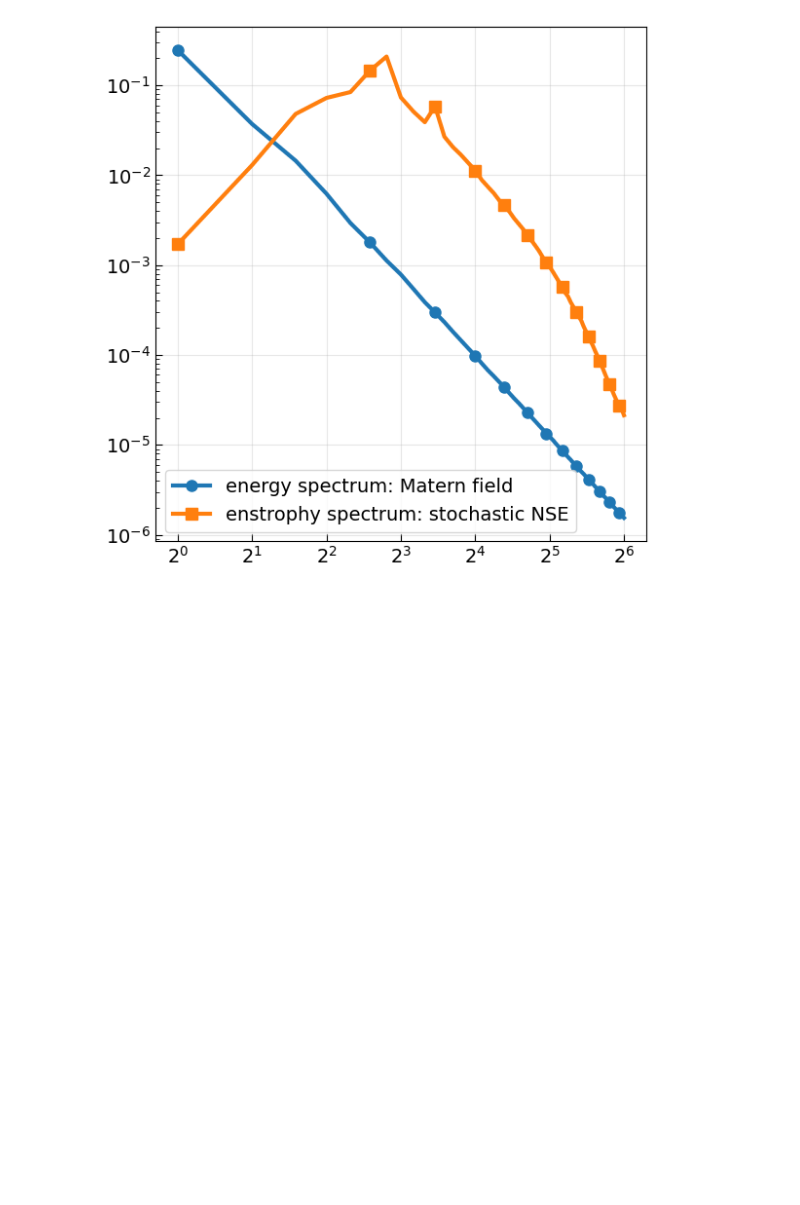
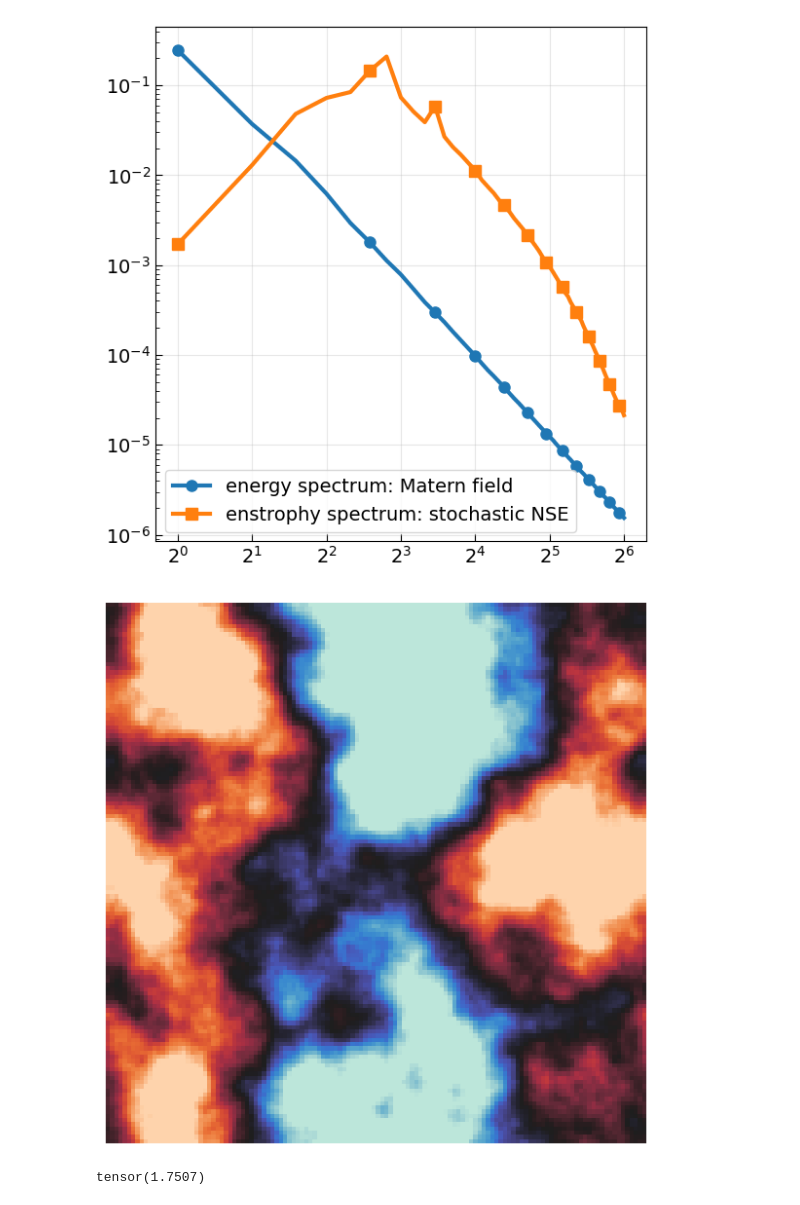
Before and after one commit to yifanc96/GenerativeDynamics-NumericalDesign, a Jupyter notebook: Navier-Stokes/figures/plot-NSsamples-and-noise.ipynb, the cells around one changed output. Saved outputs shown, nothing was run; the diff lists cells and outputs as text; code cells hidden in the pictures; blank space fills up the shorter version.

```diff
--- a/Navier-Stokes/figures/plot-NSsamples-and-noise.ipynb
+++ b/Navier-Stokes/figures/plot-NSsamples-and-noise.ipynb
@@ -195,2 +201,16 @@ fig.savefig('GM-NSE-spectrum.pdf')
 # %% [output]
 [figure]
+# %%
+fig = plt.figure(figsize=(6,6))
+plt.imshow(GM_sample[4,...]*3, cmap=sns.cm.icefire, vmin=-2, vmax=2)
+plt.axis("off")
+plt.xticks([])  # removes x-axis numbers
+plt.yticks([])  # removes y-axis numbers
+fig.tight_layout()
+fig.savefig('GMsample1.pdf')
+# %% [output]
+[figure, added]
+# %%
+GM_sample[0,...].max()
+# %% [output]
+tensor(1.7507)
```
Also changed, not shown: parts of 4 cells of this notebook, 10 other files.
